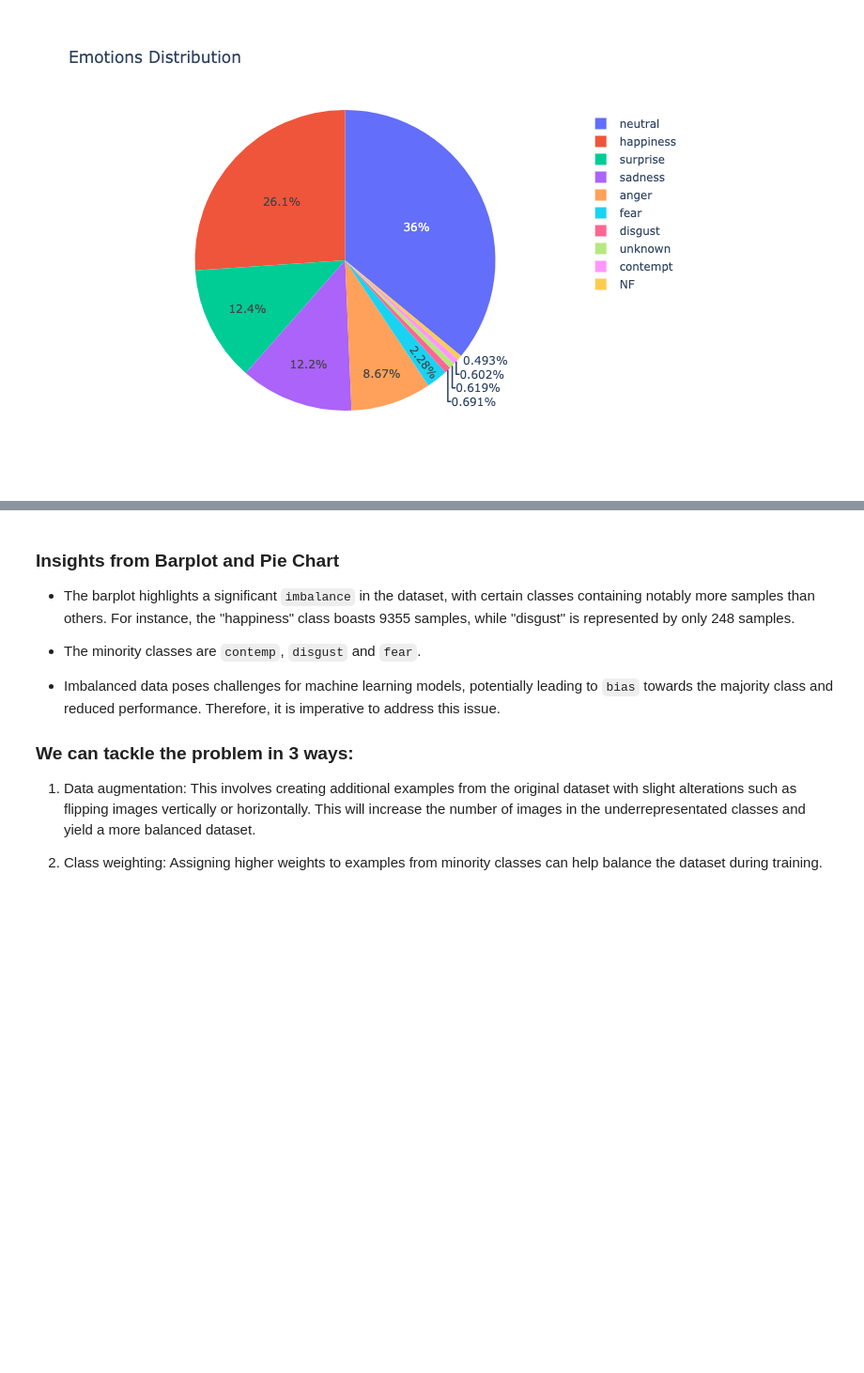
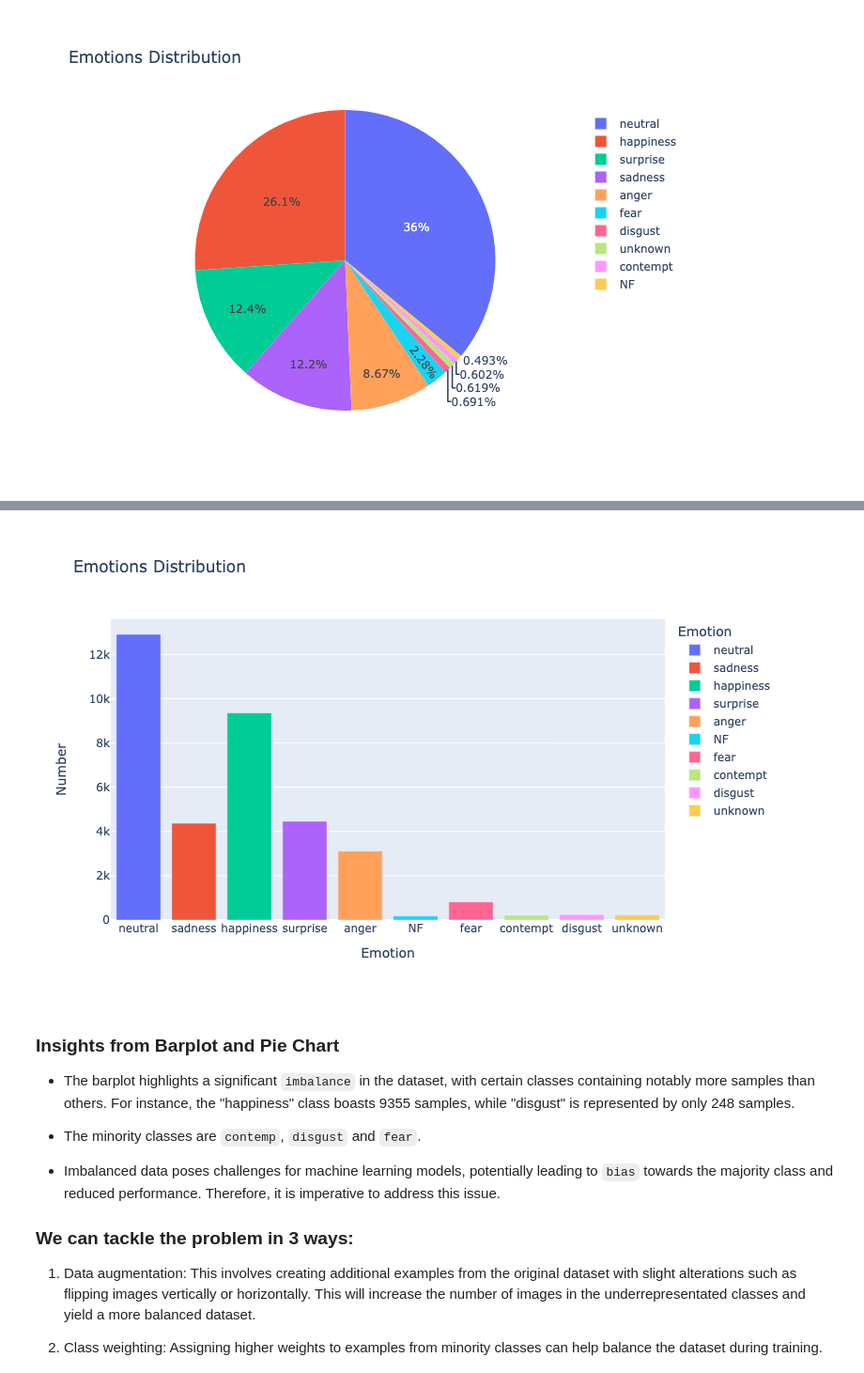
Before and after one commit to kritp03/SC1015-Mini-Project, a Jupyter notebook: SC1015_Mini_Project.ipynb, the cells around one changed output, grey strips where cells are left out. Shown at 94% size. Saved outputs shown, nothing was run; the diff lists cells and outputs as text; code cells hidden in the pictures; blank space fills up the shorter version.

Commit message:
fix: display plotly viz using png

```diff
--- a/SC1015_Mini_Project.ipynb
+++ b/SC1015_Mini_Project.ipynb
@@ -199,5 +197,5 @@ Image(filename='/content/images/pieChart.png')
 fig = px.bar(emotion_counts, x='Emotion', y='Number', color='Emotion', title='Emotions Distribution')
 fig.update_layout(height=500, width=800, title_text="Emotions Distribution")
 # fig.show(renderer="colab")
-iplot(fig) # to display graph offline
+Image(filename='/content/images/barplot.png') #to display on github
 # %% [output]
@@ -205,3 +202,4 @@ iplot(fig) # to display graph offline
+[figure, added]
 # %% [markdown]
 ### Insights from Barplot and Pie Chart
 * The barplot highlights a significant `imbalance` in the dataset, with certain classes containing notably more samples than others. For instance, the "happiness" class boasts 9355 samples, while "disgust" is represented by only 248 samples.
```
Also changed, not shown: parts of 3 cells of this notebook.
